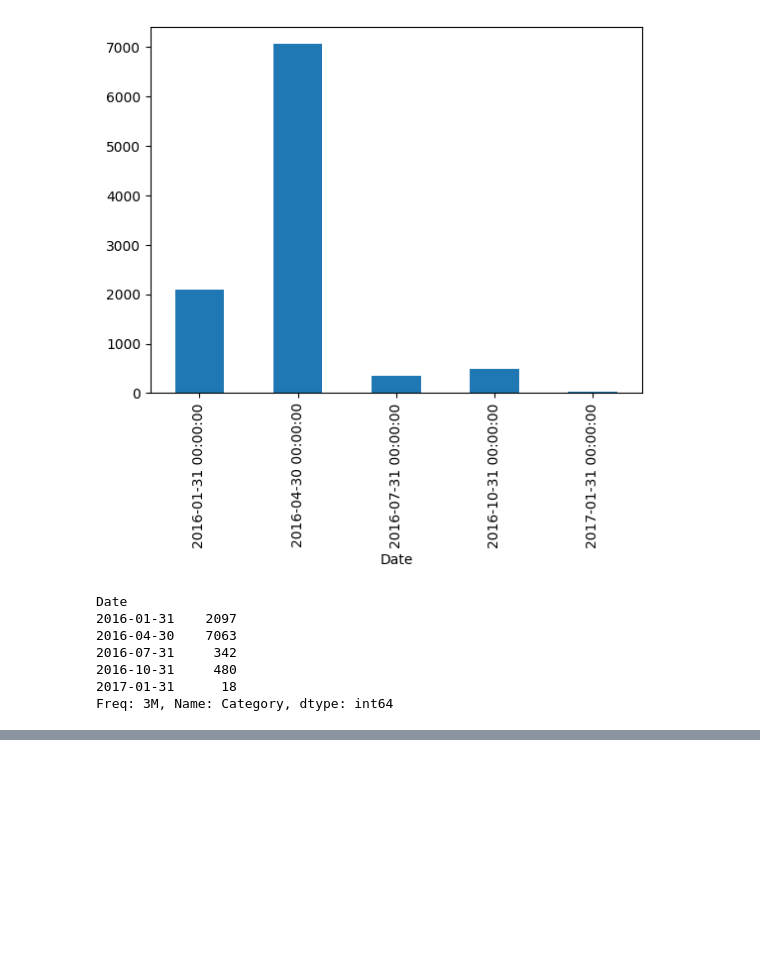
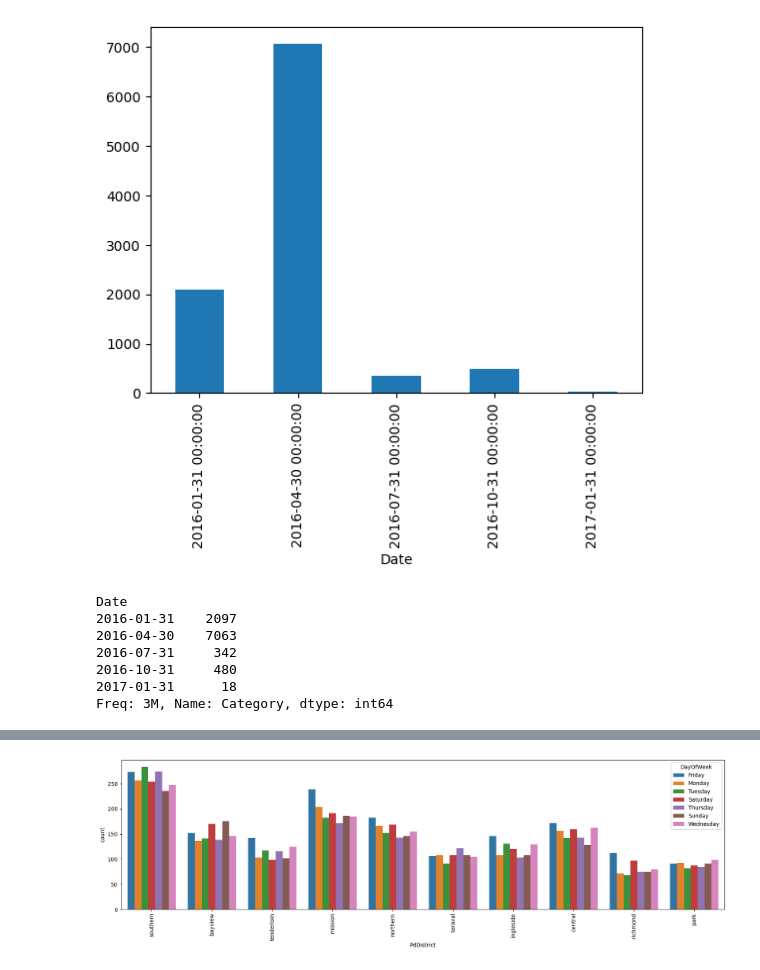
Before and after one commit to Shrutiverma267/digipodium-python-classes, a Jupyter notebook: pandas/chapter4.ipynb, the cells around one changed output, grey strips where cells are left out. Drawn from its saved outputs; the diff is of its cells as text; code cells hidden in the pictures; blank space fills up the shorter version.

```diff
--- a/pandas/chapter4.ipynb
+++ b/pandas/chapter4.ipynb
@@ -161,0 +174,7 @@ df['Category']
+# %%
+fig, ax = plt.subplots(figsize=(20,5))
+sns.countplot(df,x='PdDistrict',ax= ax, hue='DayOfWeek')
+plt.xticks(rotation=90)
+plt.show()
+# %% [output]
+[figure, added]
```
Also changed, not shown: parts of 4 cells of this notebook.
